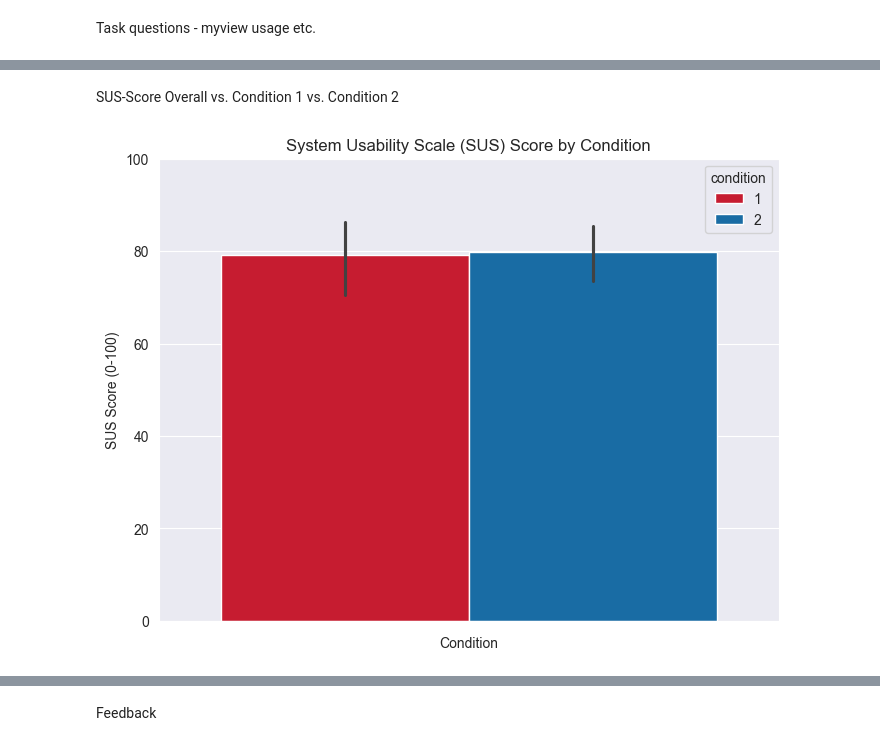
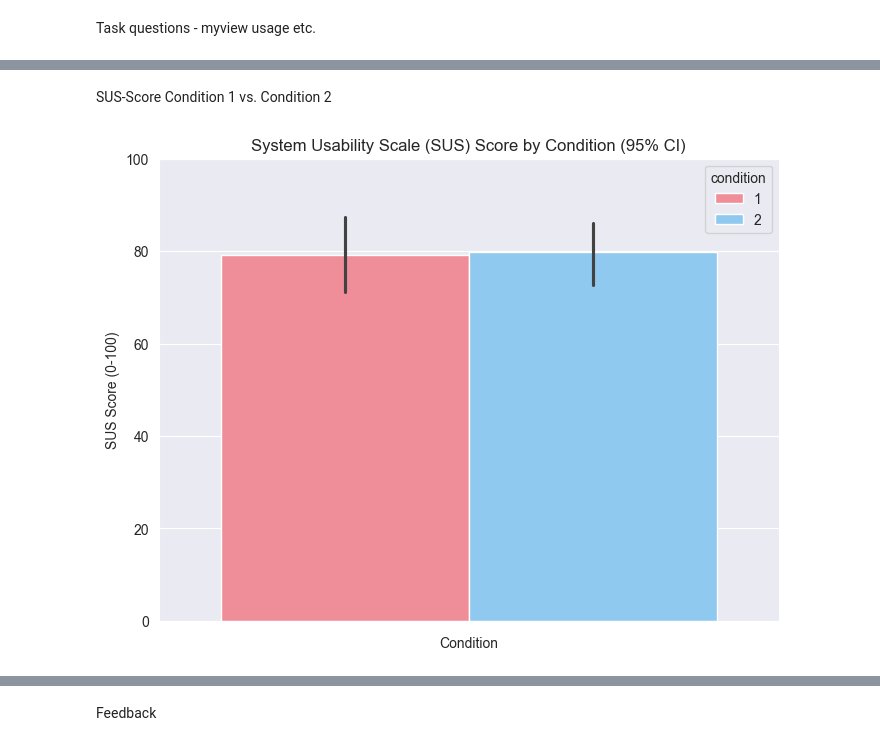
Before and after one commit to pinkstegosaurus99/plot_visualization, a Jupyter notebook: plotting.ipynb, the cells around one changed output, grey strips where cells are left out. Drawn from its saved outputs; the diff is of its cells as text; code cells hidden in the pictures.

Commit message:
new plots

```diff
--- a/plotting.ipynb
+++ b/plotting.ipynb
@@ -33,7 +33,7 @@ annotations_data = annotations_data[
     .isin(["47", "52", "72"])
 ]
 
-colours = ["#e2001a", "#0271bb", "#3b515b", "#ff7e8dff", "#7fccff", "#a7b3b9", "#FFFFFF"]
+colours = [ "#ff7e8dff", "#7fccff", "#a7b3b9","#e2001a", "#0271bb", "#3b515b",  "#FFFFFF"]
 blue_colours = ["#0271bb", "#1b7fc1", "#4d9bcf", "#67a9d6", "#80b8dd", "#99c6e3", "#b3d4ea", "#cce2f1", "#e5f0f8", "#ffffff"]
 uhhpalette = sns.set_palette(sns.color_palette(colours))
 sns.set_style("darkgrid")
@@ -906,24 +1071,24 @@ Task questions - myview usage etc.
 # %% [markdown]
-SUS-Score Overall vs. Condition 1 vs. Condition 2
+SUS-Score Condition 1 vs. Condition 2
 # %%
 # SUS-Score Overall vs. Condition 1 vs. Condition 2
 # Calculate SUS score: sum of items with odd reversed (5 - value), even as is, then * 2.5
 sus_odd = ['sus_1', 'sus_3', 'sus_5', 'sus_7', 'sus_9']
 sus_even = ['sus_2', 'sus_4', 'sus_6', 'sus_8', 'sus_10']
 
 full_data['sus_score'] = (
     full_data[sus_odd].apply(lambda x: x.str[0].astype(int)).sum(axis=1) +
     (5 - full_data[sus_even].apply(lambda x: x.str[0].astype(int))).sum(axis=1)
 ) * 2.5
 
 # Plot
 plt.figure(figsize=(8, 6))
-sns.barplot(data=full_data, hue='condition', y='sus_score', palette=colours[:2])
-plt.title('System Usability Scale (SUS) Score by Condition')
+sns.barplot(data=full_data, hue='condition', y='sus_score', palette=colours[:2], errorbar=('ci', 95))
+plt.title('System Usability Scale (SUS) Score by Condition (95% CI)')
 plt.xlabel('Condition')
 plt.ylabel('SUS Score (0-100)')
 plt.ylim(0, 100)
 plt.savefig('images/sus_score_comparison.png', dpi=150)
 plt.show()
 # %% [output]
-[figure, old version]
+[figure, new version]
```
Also changed, not shown: parts of 19 cells of this notebook, 2 other files.
